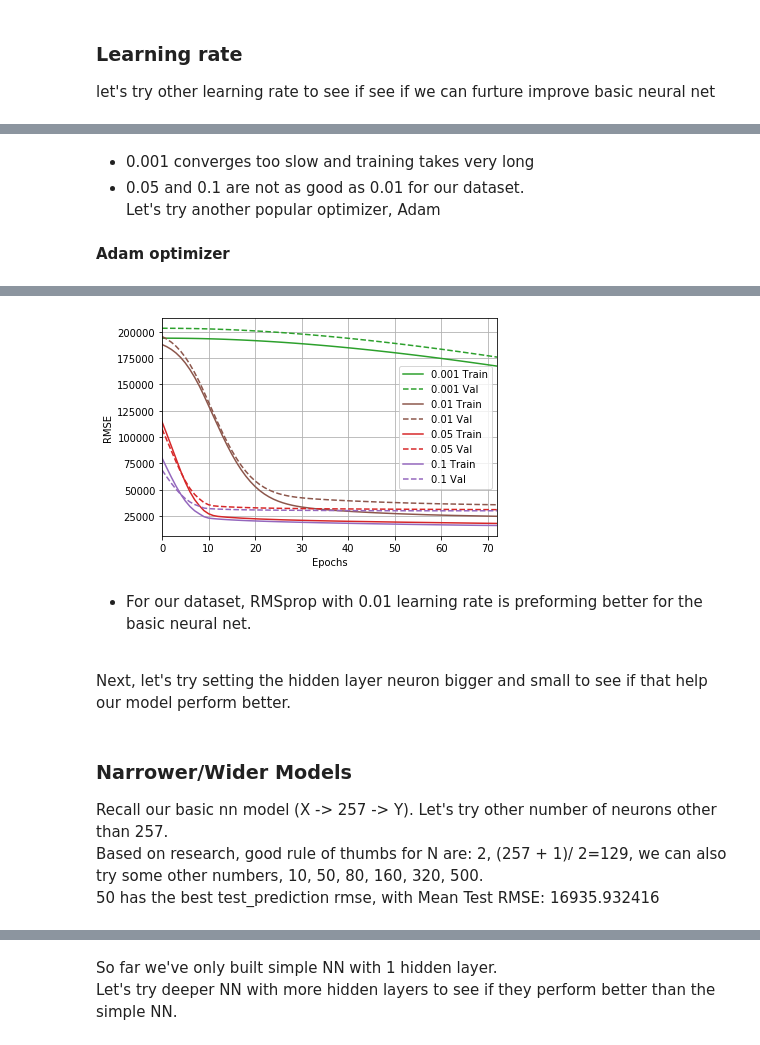
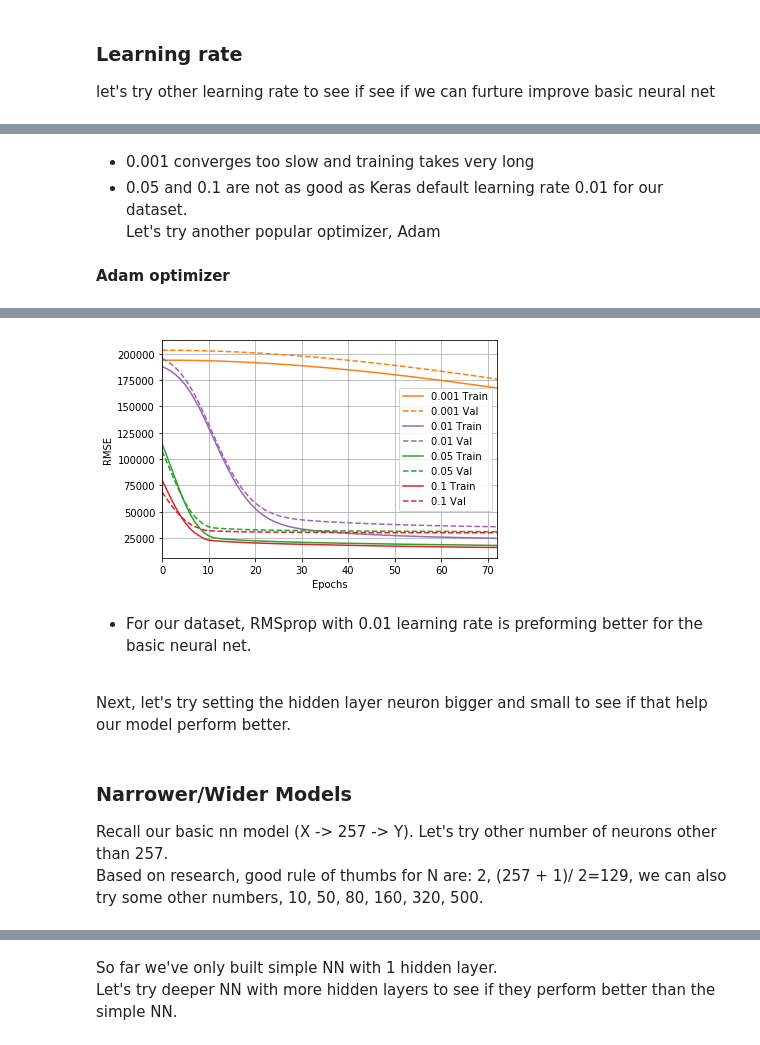
Before and after one commit to melaniezheng/dnn_house_saleprice, a Jupyter notebook: keras.ipynb, the cells around one changed output, grey strips where cells are left out. Cells and saved outputs as stored; diff of their text form; code cells hidden in the pictures.

```diff
--- a/keras.ipynb
+++ b/keras.ipynb
@@ -240,8 +236,7 @@ TRAIN TIME:206 seconds
 | 1998 | 1.152910e+08 | 10737.366211 | 1.111873e+09 | 33344.753906 | 1998 |
 | 1999 | 1.151633e+08 | 10731.416016 | 1.111889e+09 | 33345.003906 | 1999 |
 # %%
-plotter = tfdocs.plots.HistoryPlotter(smoothing_std=2) # plotting training progress history
-plotter.plot({'Basic NN': history}, metric = "root_mean_squared_error")
+plotter.plot({'Simple NN': history}, metric = "root_mean_squared_error")
 plt.ylabel('RMSE')
 # %% [output]
 Text(0, 0.5, 'RMSE')
@@ -293,0 +281,3 @@ Text(0, 0.5, 'RMSE')
+# %%
+model_histories = {} # save model histories.
+final_predictions = {}
@@ -333,0 +321,16 @@ TRAIN TIME:6 seconds
+# %%
+for lr in [0.001, 0.05, 0.1]:
+    model = simple_model(optimizer = keras.optimizers.RMSprop(lr))
+    training_time, history = model_fit(model, f'lr/simple_rmsprop_lr{str(lr)}')
+
+    plotter.plot({str(lr): history}, metric = "root_mean_squared_error")
+    plt.ylabel('RMSE')
+
+    # predict
+    test_predictions = model.predict(testdf_s).flatten()
+    rmse = test_rmse(test_predictions) # print test set rmse.
+    print('\n')
+    print('*'*5 + f' Test RMSE: {rmse} '+ '*'*5)
+
+    final_pred = model.predict(test_s).flatten()
+    final_predictions['simple_rmsprop_lr_'+str(lr)] = final_pred
@@ -334,28 +356,25 @@ TRAIN TIME:6 seconds
 # %% [markdown]
 - 0.001 converges too slow and training takes very long
-- 0.05 and 0.1 are not as good as 0.01 for our dataset.
+- 0.05 and 0.1 are not as good as Keras default learning rate 0.01 for our dataset.
 <br> Let's try another popular optimizer, Adam
 # %% [markdown]
 <b>Adam optimizer</b>
 # %%
 for lr in [0.001, 0.01, 0.05, 0.1]:
-    model = build_basic_model(optimizer = keras.optimizers.Adam(learning_rate=lr, beta_1=0.9, beta_2=0.999, amsgrad=False))
+    model = simple_model(optimizer = keras.optimizers.Adam(learning_rate=lr,
+                                                                beta_1=0.9, beta_2=0.999,
+                                                                amsgrad=False))
+    training_time, history = model_fit(model, f'lr/simple_adam_lr{str(lr)}')
 
-   # The patience parameter is the amount of epochs to check for improvement
-    early_stop = keras.callbacks.EarlyStopping(monitor='val_loss', patience=10)
-    set_random_seed(SEED_NUMBER) # reproducibility
-    start_time = time.time()
-    early_history = model.fit(traindf_s, train_labels, shuffle = False,
-                        epochs=EPOCHS, validation_split = 0.2, verbose=0,
-                        callbacks=[early_stop, tfdocs.modeling.EpochDots()])
-    print('\n')
-    print(f'ADAM learning rate: {lr} \n')
-    print('TRAIN TIME:'+f'{round(time.time()-start_time)}'+' seconds \n')
-    plotter.plot({str(lr): early_history}, metric = "root_mean_squared_error")
+    plotter.plot({str(lr): history}, metric = "root_mean_squared_error")
     plt.ylabel('RMSE')
 
     # predict
     test_predictions = model.predict(testdf_s).flatten()
+    rmse = test_rmse(test_predictions) # print test set rmse.
     print('\n')
-    test_rmse(test_predictions) # print test set rmse.
+    print('*'*5 + f' Test RMSE: {rmse} '+ '*'*5)
+
+    final_pred = model.predict(test_s).flatten()
+    final_predictions['simple_adam_lr_'+str(lr)] = final_pred
 # %% [output]
@@ -379,4 +398,4 @@ WARNING:tensorflow:Falling back from v2 loop because of error: Failed to find da
-[figure, old version]
+[figure, new version]
 # %% [markdown]
 - For our dataset, RMSprop with 0.01 learning rate is preforming better for the basic neural net.
 
@@ -386,5 +405,4 @@ WARNING:tensorflow:Falling back from v2 loop because of error: Failed to find da
 Recall our basic nn model (X -> 257 -> Y). Let's try other number of neurons other than 257.
 <br>
 Based on research, good rule of thumbs for N are: 2, (257 + 1)/ 2=129, we can also try some other numbers, 10, 50, 80, 160, 320, 500.
-<br>50 has the best test_prediction rmse, with Mean Test RMSE: 16935.932416
 # %%
```
Also changed, not shown: parts of 31 cells of this notebook.
